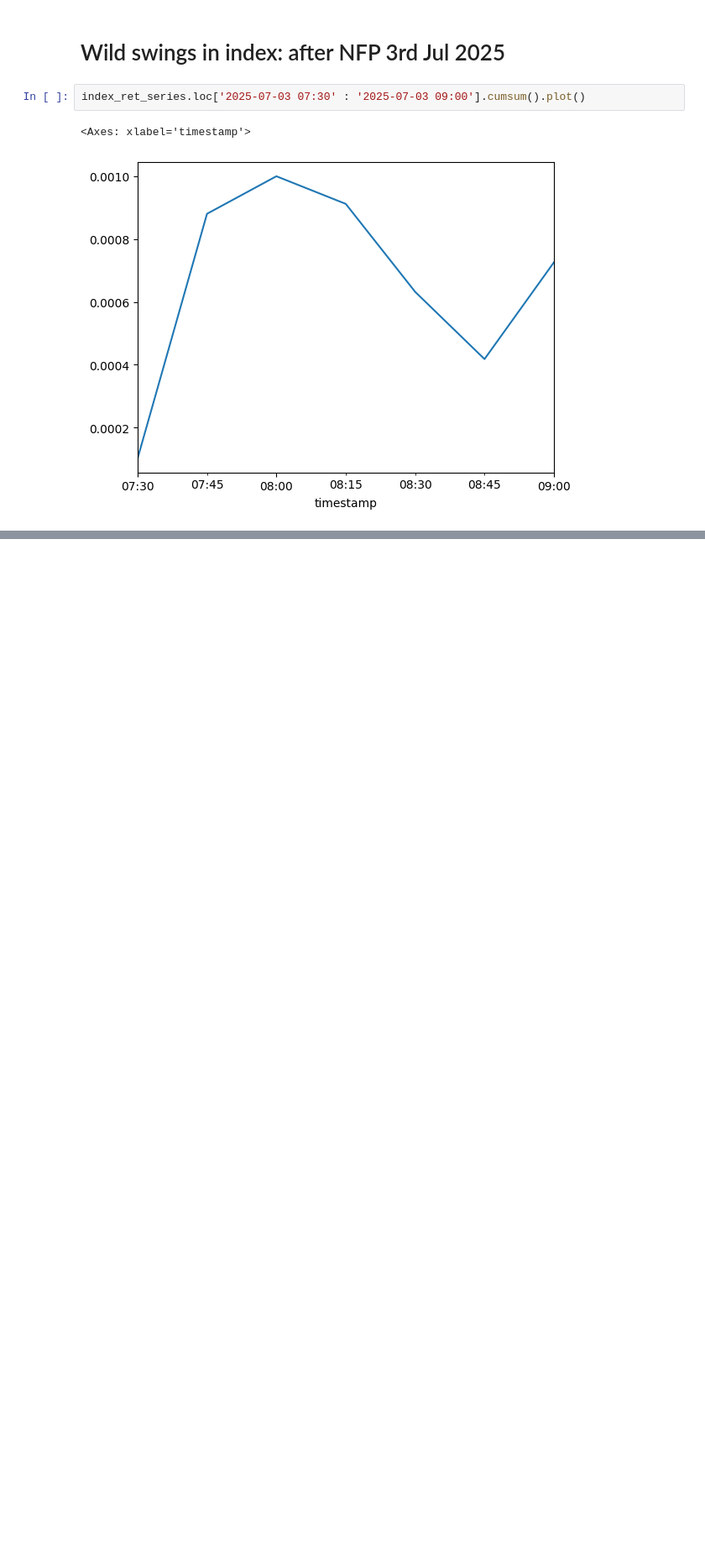
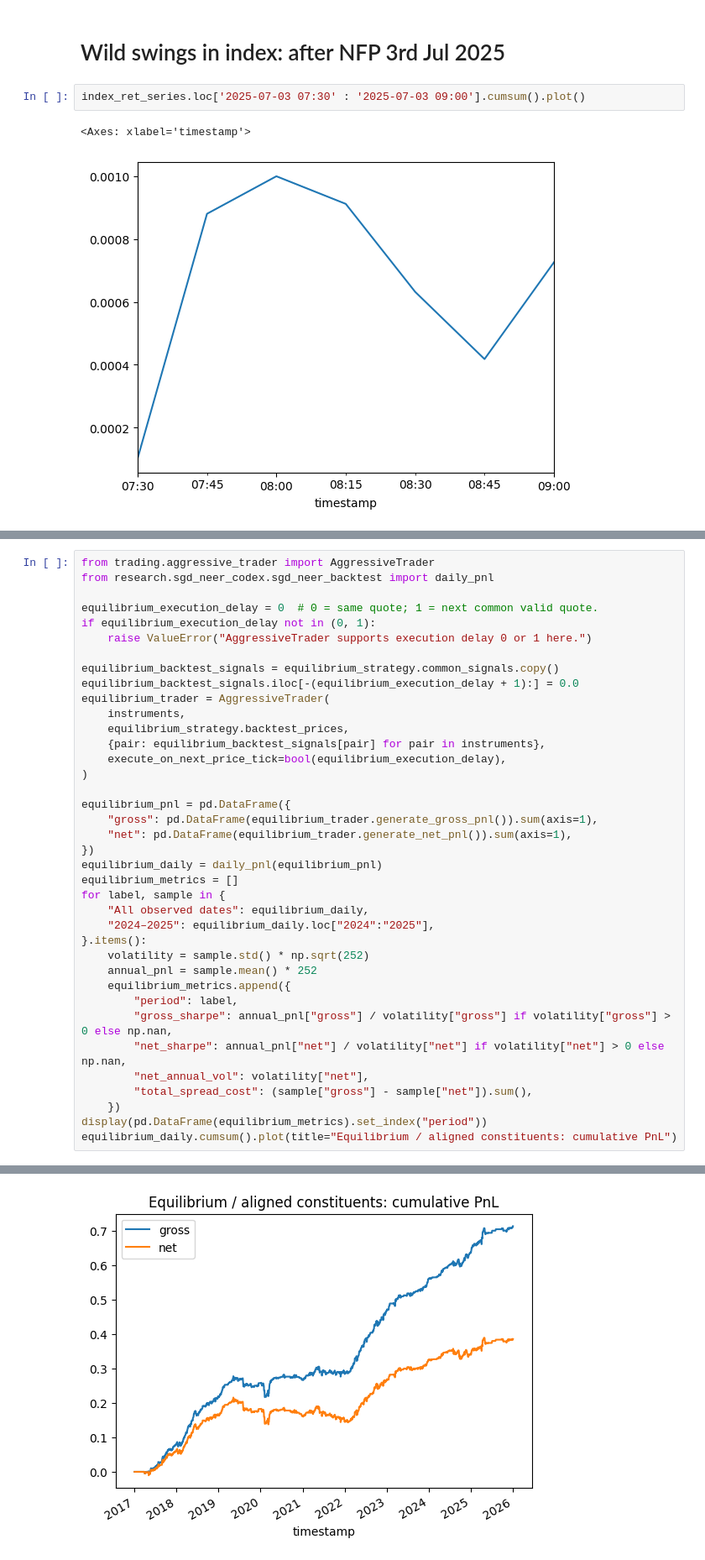
Before and after one commit to muqali/systematic-trading, a Jupyter notebook: src/systematic_trading/research/sgd_neer.ipynb, the cells around one changed output, grey strips where cells are left out. Shown at 84% size. Cells and saved outputs as stored; diff of their text form; blank space fills up the shorter version.

```diff
--- a/src/systematic_trading/research/sgd_neer.ipynb
+++ b/src/systematic_trading/research/sgd_neer.ipynb
@@ -344,0 +464,39 @@ index_ret_series.loc['2025-07-03 07:30' : '2025-07-03 09:00'].cumsum().plot()
+# %%
+from trading.aggressive_trader import AggressiveTrader
+from research.sgd_neer_codex.sgd_neer_backtest import daily_pnl
+
+equilibrium_execution_delay = 0  # 0 = same quote; 1 = next common valid quote.
+if equilibrium_execution_delay not in (0, 1):
+    raise ValueError("AggressiveTrader supports execution delay 0 or 1 here.")
+
+equilibrium_backtest_signals = equilibrium_strategy.common_signals.copy()
+equilibrium_backtest_signals.iloc[-(equilibrium_execution_delay + 1):] = 0.0
+equilibrium_trader = AggressiveTrader(
+    instruments,
+    equilibrium_strategy.backtest_prices,
+    {pair: equilibrium_backtest_signals[pair] for pair in instruments},
+    execute_on_next_price_tick=bool(equilibrium_execution_delay),
+)
+
+equilibrium_pnl = pd.DataFrame({
+    "gross": pd.DataFrame(equilibrium_trader.generate_gross_pnl()).sum(axis=1),
+    "net": pd.DataFrame(equilibrium_trader.generate_net_pnl()).sum(axis=1),
+})
+equilibrium_daily = daily_pnl(equilibrium_pnl)
+equilibrium_metrics = []
+for label, sample in {
+    "All observed dates": equilibrium_daily,
+    "2024–2025": equilibrium_daily.loc["2024":"2025"],
+}.items():
+    volatility = sample.std() * np.sqrt(252)
+    annual_pnl = sample.mean() * 252
+    equilibrium_metrics.append({
+        "period": label,
+        "gross_sharpe": annual_pnl["gross"] / volatility["gross"] if volatility["gross"] > 0 else np.nan,
+        "net_sharpe": annual_pnl["net"] / volatility["net"] if volatility["net"] > 0 else np.nan,
+        "net_annual_vol": volatility["net"],
+        "total_spread_cost": (sample["gross"] - sample["net"]).sum(),
+    })
+display(pd.DataFrame(equilibrium_metrics).set_index("period"))
+equilibrium_daily.cumsum().plot(title="Equilibrium / aligned constituents: cumulative PnL")
+# %% [output]
@@ -344,0 +508 @@ index_ret_series.loc['2025-07-03 07:30' : '2025-07-03 09:00'].cumsum().plot()
+[figure, added]
```
Also changed, not shown: parts of 19 cells of this notebook, 2 other files.
